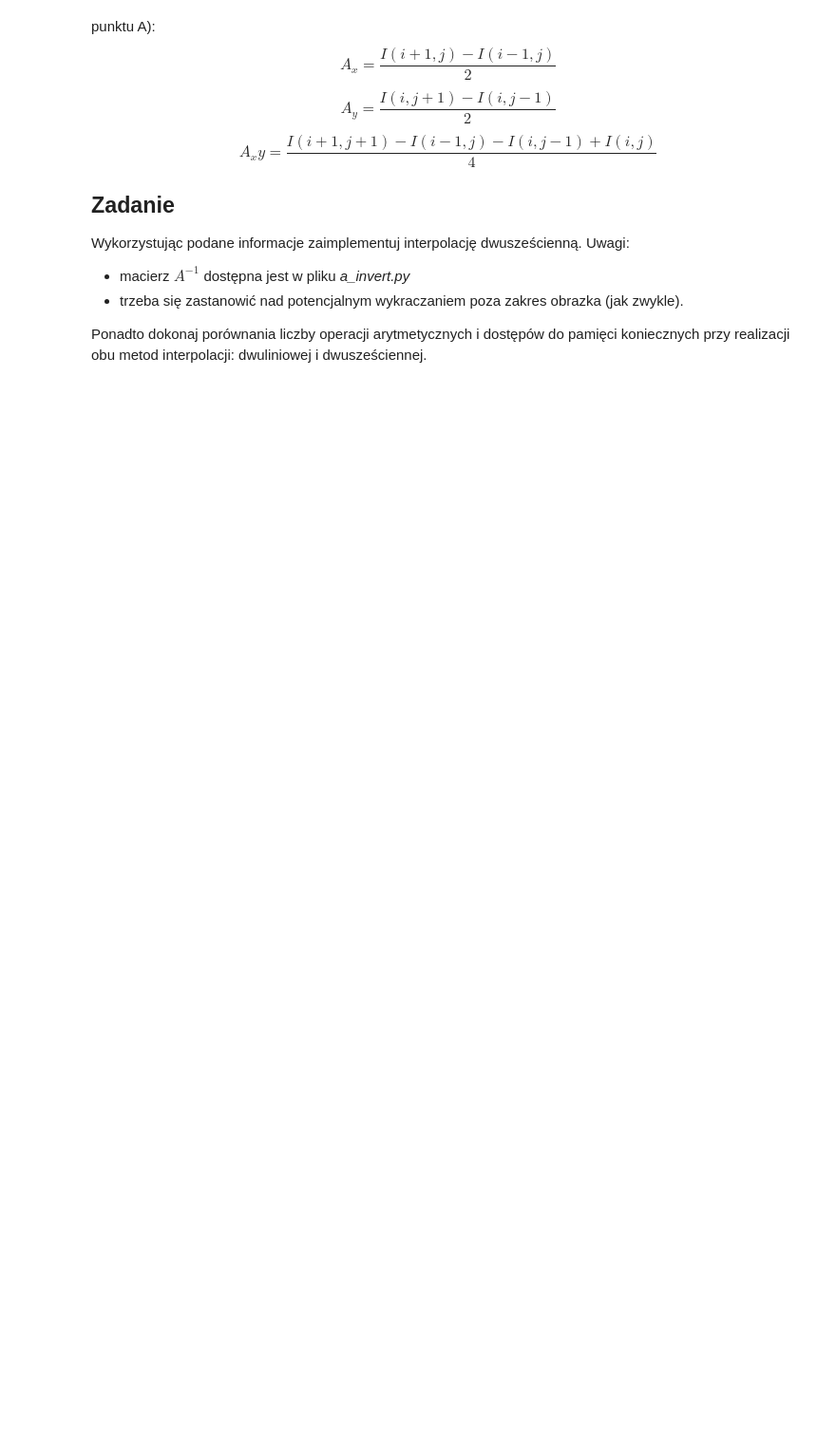
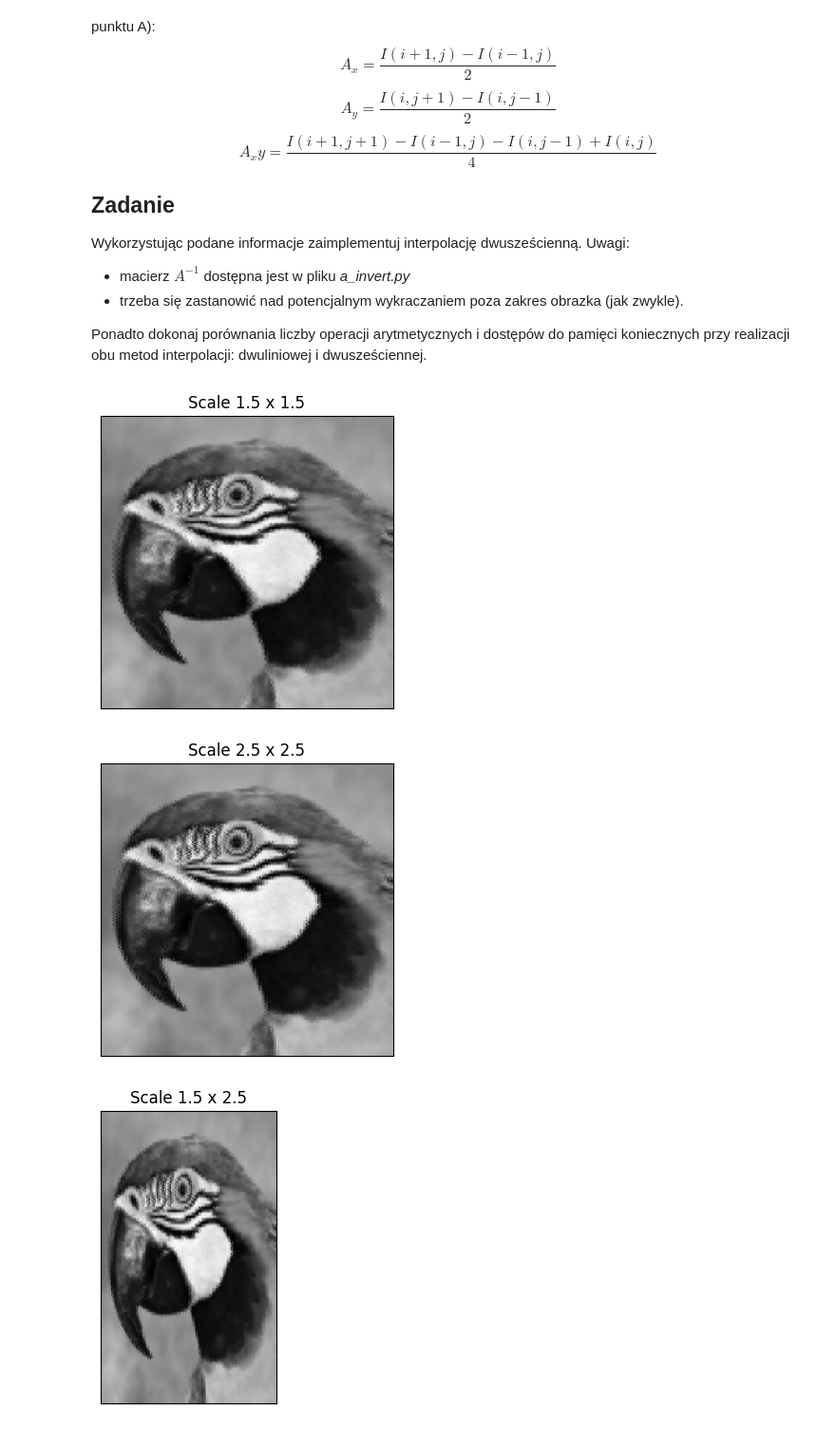
Before and after one commit to fpikon/Systemy_wizyjne, a Jupyter notebook: LAB_05/05_resolution_hw.ipynb, the cells around one changed output. Shown at 95% size. Cells and saved outputs as stored; diff of their text form; code cells hidden in the pictures; blank space fills up the shorter version.

```diff
--- a/LAB_05/05_resolution_hw.ipynb
+++ b/LAB_05/05_resolution_hw.ipynb
@@ -131,2 +134,26 @@ def dwuszescienna(image, x_scale, y_scale):
 
     return new_image
+# %%
+parrot = cv2.imread('parrot.bmp', cv2.IMREAD_GRAYSCALE)
+clock = cv2.imread('clock.bmp', cv2.IMREAD_GRAYSCALE)
+chessboard = cv2.imread('chessboard.bmp', cv2.IMREAD_GRAYSCALE)
+
+images = [parrot, clock, chessboard]
+scales = [[1.5, 1.5],
+          [2.5, 2.5],
+          [1.5, 2.5],
+          [0.5, 0.5]]
+
+for I in images:
+    for scale in scales :
+        scaled = dwuszescienna(I, x_scale=scale[0], y_scale=scale[1])
+
+        plt.figure(figsize=(4, 4))
+        plt.imshow(scaled, cmap ="gray")
+        plt.xticks([]), plt.yticks([])  # Hides the graph ticks and x / y axis
+        plt.title(f"Scale {scale[0]} x {scale[1]}")
+        plt.show()
+# %% [output]
+[figure, added]
+[figure, added]
+[figure, added]
```
Also changed, not shown: parts of 2 cells of this notebook.
